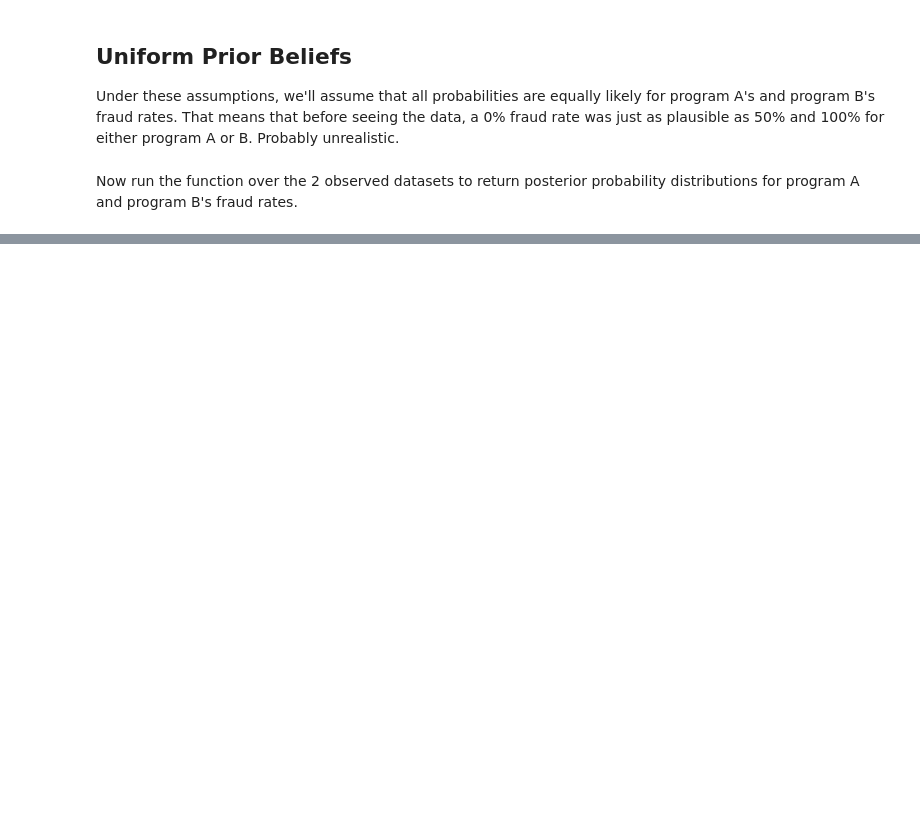
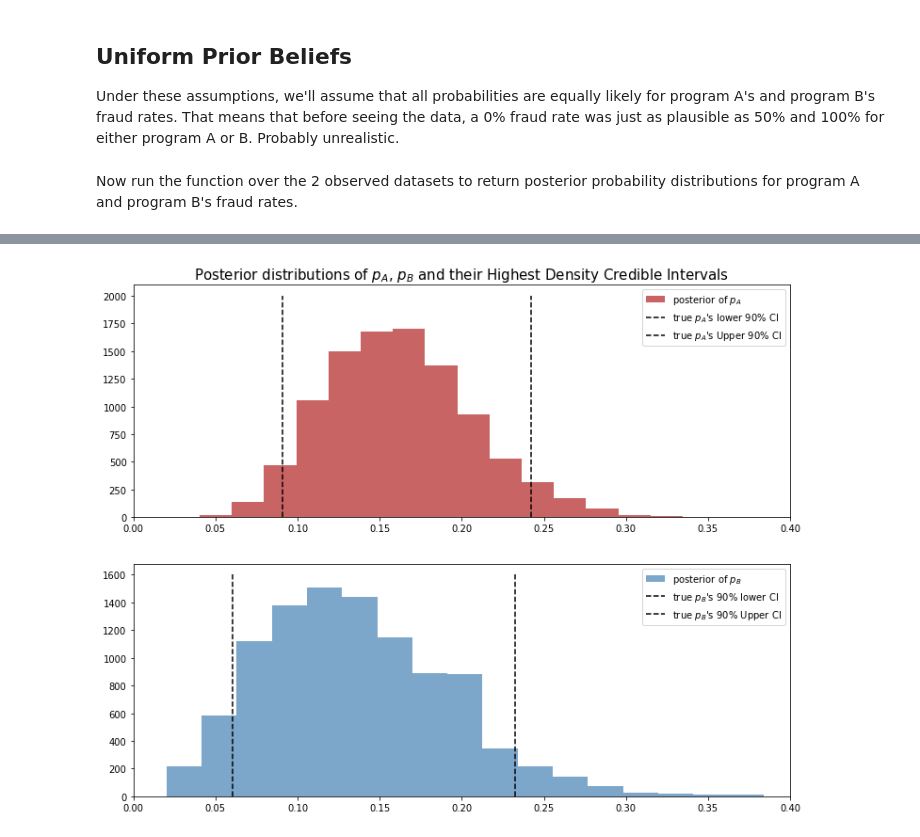
Before and after one commit to BrandonHoeft/Bayesian-Inference, a Jupyter notebook: bayesian-AB-testing.ipynb, the cells around one changed output, grey strips where cells are left out. Cells and saved outputs as stored; diff of their text form; code cells hidden in the pictures; blank space fills up the shorter version.

```diff
--- a/bayesian-AB-testing.ipynb
+++ b/bayesian-AB-testing.ipynb
@@ -91,0 +151,24 @@ There is only a 63.0% probability that program A has a higher fraud rate than pr
+# %%
+figsize(12.5, 10)
+
+ax = plt.subplot(211)
+
+plt.xlim(0, 0.4)
+plt.hist(post_samples_A, histtype='stepfilled', bins = 17, alpha=0.7,
+         label="posterior of $p_A$", color="firebrick", density=False)
+plt.vlines(np.percentile(post_samples_A, 5), 0, 2000, linestyle="--", label="true $p_A$'s lower 90% CI")
+plt.vlines(np.percentile(post_samples_A, 95), 0, 2000, linestyle="--", label="true $p_A$'s Upper 90% CI")
+plt.legend(loc="upper right")
+plt.title("Posterior distributions of $p_A$, $p_B$ and their Highest Density Credible Intervals", fontsize=15)
+
+ax = plt.subplot(212)
+
+plt.xlim(0, 0.4)
+plt.hist(post_samples_B, histtype='stepfilled', bins = 17, alpha=0.7,
+         label="posterior of $p_B$", color="steelblue", density=False)
+plt.vlines(np.percentile(post_samples_B, 5), 0, 1600, linestyle="--", label="true $p_B$'s 90% lower CI")
+plt.vlines(np.percentile(post_samples_B, 95), 0, 1600, linestyle="--", label="true $p_B$'s 90% Upper CI")
+plt.legend(loc="upper right")
+plt.show()
+# %% [output]
+[figure, added]
```
Also changed, not shown: parts of 13 cells of this notebook.
